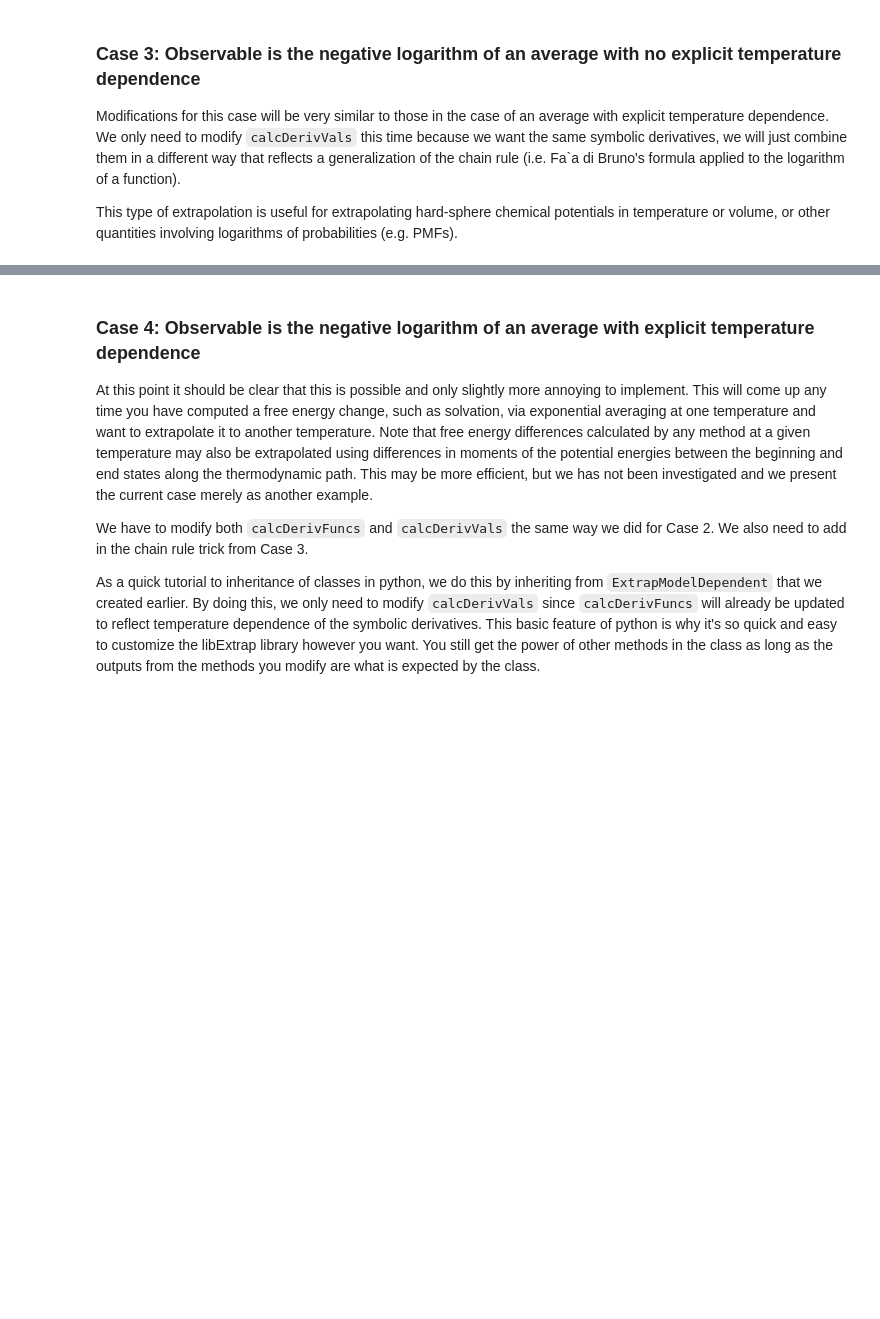
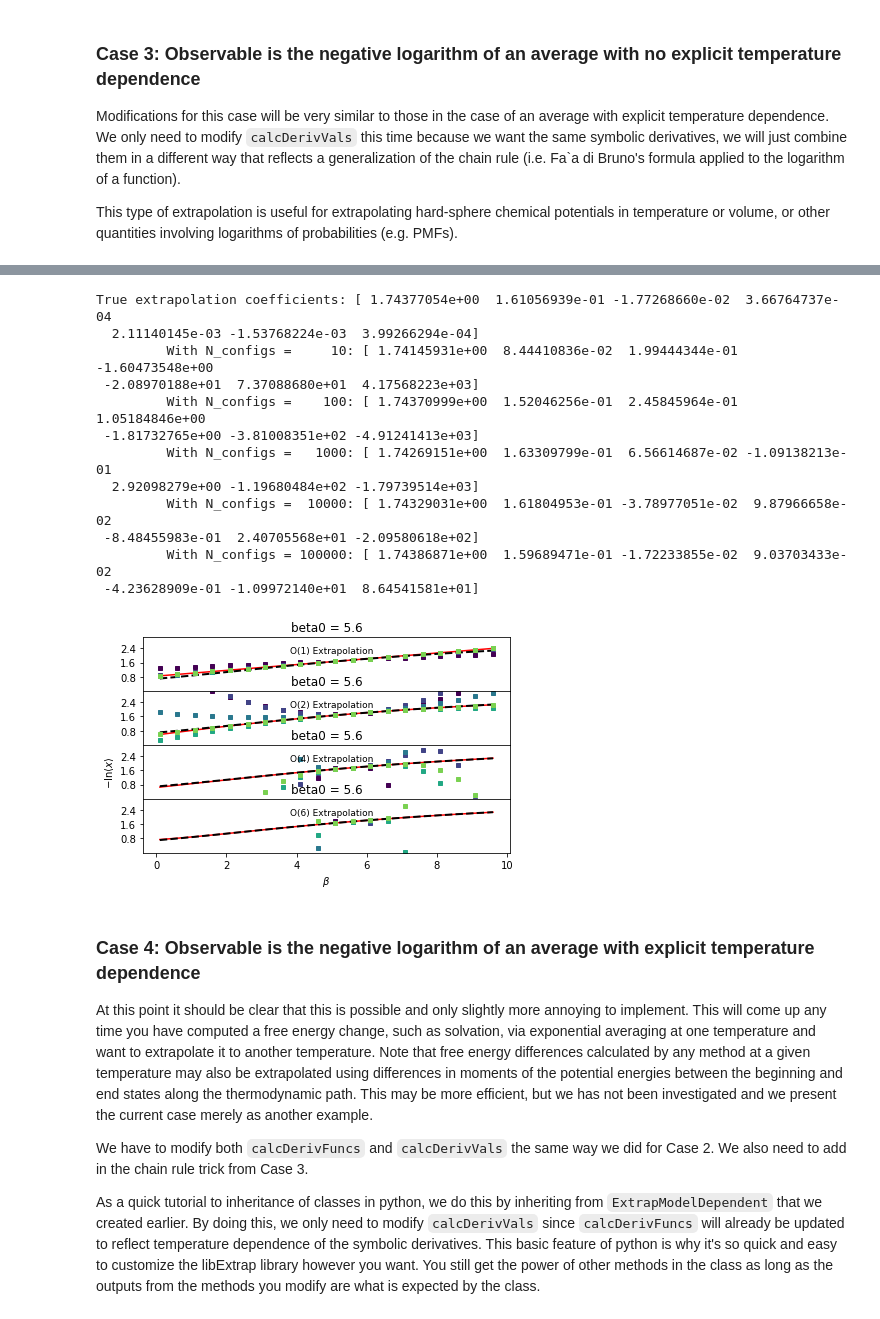
Before and after one commit to usnistgov/thermoextrap, a Jupyter notebook: notebooks/Ideal_Gas_Example_xtrapy.ipynb, the cells around one changed output, grey strips where cells are left out. Saved outputs shown, nothing was run; the diff lists cells and outputs as text; code cells hidden in the pictures; blank space fills up the shorter version.

```diff
--- a/notebooks/Ideal_Gas_Example_xtrapy.ipynb
+++ b/notebooks/Ideal_Gas_Example_xtrapy.ipynb
@@ -822,3 +725,69 @@ True extrapolation coefficients: [ 1.74377054e+00  1.61056939e-01 -1.77268660e-0
+# %%
+#Repeat comparison of results, but for -ln<x> instead of <x>
+from sympy import bell
+
+fig, ax = plt.subplots(len(orders), sharex=True, sharey=True)
+
+#nsampvals = np.geomspace(10, len(xdata), num=4, dtype=int)
+nsampvals = np.array((10.0*np.ones(5))**np.arange(1,6), dtype=int)
+nsampcolors = plt.cm.viridis(np.arange(0.0, 1.0, float(1.0/len(nsampvals))))
+
+#First plot the analytical result
+for a in ax:
+    a.plot(betas, -np.log(idealgas.x_ave(betas, vol)), 'k--', linewidth=2.0)
+
+#Next look at extrapolation with an infinite number of samples
+#This is possible in the ideal gas model in both temperature and volume
+for j, o in enumerate(orders):
+    trueExtrap, trueDerivs = idealgas.x_beta_extrap_minuslog(o, beta, betas, vol)
+    ax[j].plot(betas, trueExtrap, 'r-', zorder=0)
+    if j == len(orders)-1:
+        print('True extrapolation coefficients: {}'.format(trueDerivs))
+
+for i, n in enumerate(nsampvals):
+    thisinds = np.random.choice(len(xdata), size=n, replace=False)
+
+    #Get parameters for extrapolation model with this data by training it - the parameters are the derivatives
+    xem_log = xpan_beta.factory_extrapmodel(
+        beta=beta, minus_log=True,
+        data=xpan_beta.DataCentralMomentsVals.from_vals(order=orders[-1],
+                                                  uv=udata[thisinds],
+                                                  xv=xdata[thisinds],
+                                                  central=True))
+    out = xem_log.predict(betas, cumsum=True)
+    print('\t With N_configs = %6i: %s'%(n, str(xem_log.xcoefs(norm=False).values.flatten()))) #Have to flatten because observable is 1-D
+    for j, o in enumerate(orders):
+        out.sel(order=o).plot(marker='s', ms=4, color=nsampcolors[i], ls='None', label='N={}'.format(n),
+                              ax=ax[j])
+#        ax[j].plot(betas, dataExtrap, 'o', markersize=4, color=nsampcolors[i], label='N=%i'%n)
+
+ax[2].set_ylabel(r'$-\mathrm{ln} \langle x \rangle$')
+ax[-1].set_xlabel(r'$\beta$')
+
+for j, o in enumerate(orders):
+    ax[j].annotate('O(%i) Extrapolation'%(o), xy=(0.4, 0.7), xycoords='axes fraction', fontsize=9)
+
+ax[0].set_ylim((0.0, 3.0))
+ax[-1].yaxis.set_major_locator(mpl.ticker.MaxNLocator(nbins=4, prune='both'))
+
+fig.tight_layout()
+fig.subplots_adjust(hspace=0.0)
+
+plt.show()
+# %% [output]
+True extrapolation coefficients: [ 1.74377054e+00  1.61056939e-01 -1.77268660e-02  3.66764737e-04
+  2.11140145e-03 -1.53768224e-03  3.99266294e-04]
+         With N_configs =     10: [ 1.74145931e+00  8.44410836e-02  1.99444344e-01 -1.60473548e+00
+ -2.08970188e+01  7.37088680e+01  4.17568223e+03]
+         With N_configs =    100: [ 1.74370999e+00  1.52046256e-01  2.45845964e-01  1.05184846e+00
+ -1.81732765e+00 -3.81008351e+02 -4.91241413e+03]
+         With N_configs =   1000: [ 1.74269151e+00  1.63309799e-01  6.56614687e-02 -1.09138213e-01
+  2.92098279e+00 -1.19680484e+02 -1.79739514e+03]
+         With N_configs =  10000: [ 1.74329031e+00  1.61804953e-01 -3.78977051e-02  9.87966658e-02
+ -8.48455983e-01  2.40705568e+01 -2.09580618e+02]
+         With N_configs = 100000: [ 1.74386871e+00  1.59689471e-01 -1.72233855e-02  9.03703433e-02
+ -4.23628909e-01 -1.09972140e+01  8.64541581e+01]
+[figure, added]
 # %% [markdown]
 ### Case 4: Observable is the negative logarithm of an average with explicit temperature dependence
 
```
Also changed, not shown: parts of 24 cells of this notebook, 2 other files.
